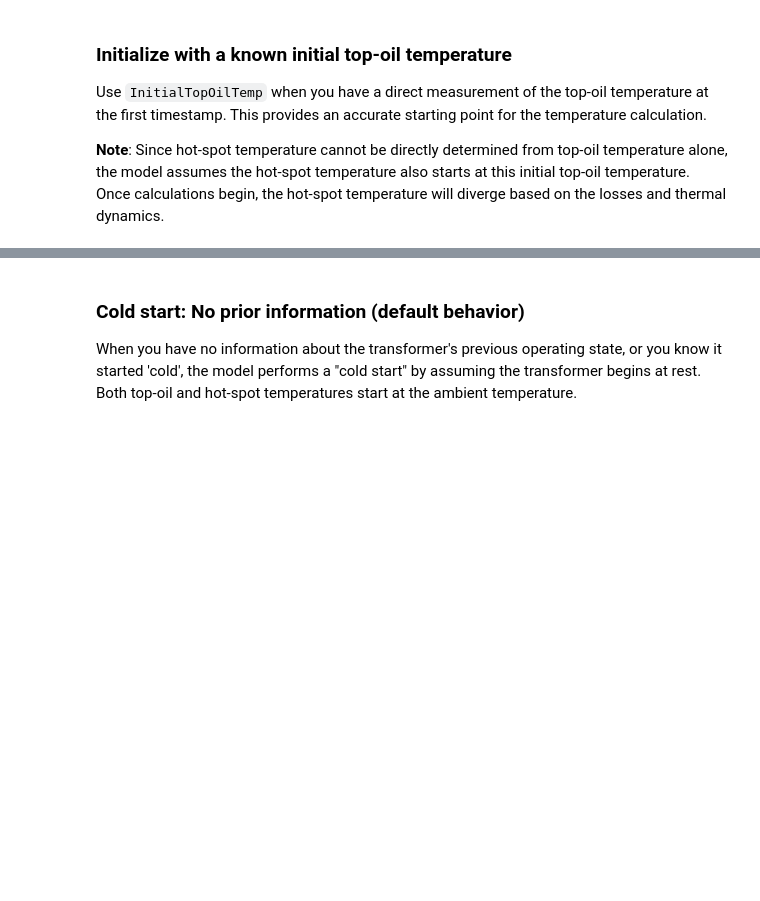
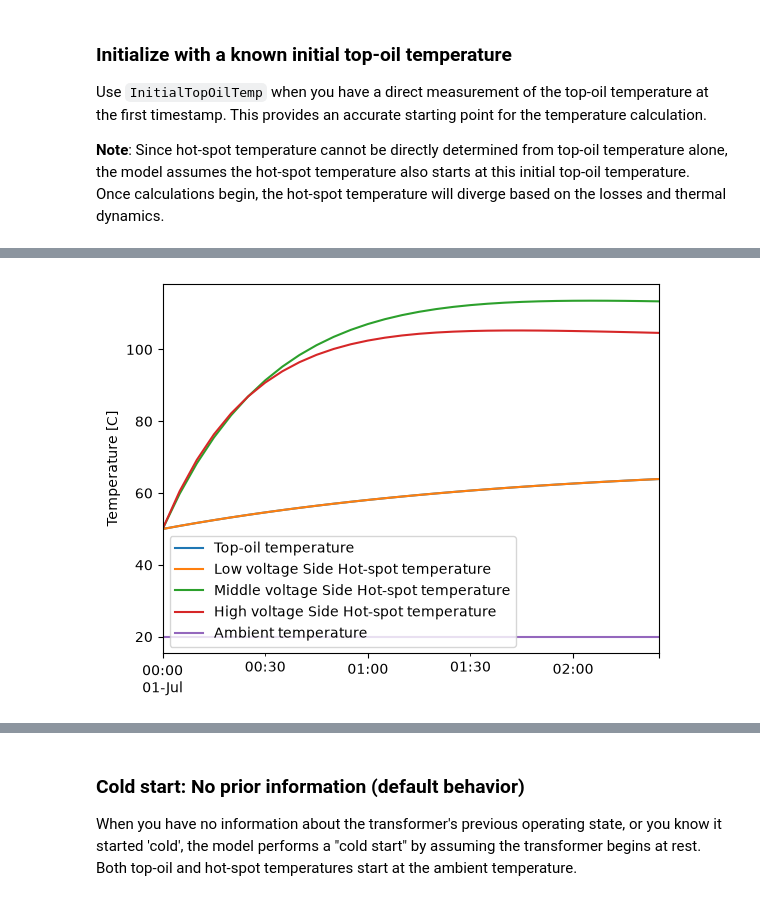
Before and after one commit to alliander-opensource/transformer-thermal-model, a Jupyter notebook: docs/examples/initial_temperature.ipynb, the cells around one changed output, grey strips where cells are left out. Cells and saved outputs as stored; diff of their text form; code cells hidden in the pictures; blank space fills up the shorter version.

```diff
--- a/docs/examples/initial_temperature.ipynb
+++ b/docs/examples/initial_temperature.ipynb
@@ -65,3 +138,13 @@ plot_temperature_profiles(results)
+# %%
+model = Model(
+    temperature_profile=three_winding_profile_input,
+    transformer=three_winding_transformer,
+    initial_condition=InitialTopOilTemp(initial_top_oil_temp=50),
+)
+results = model.run()
+plot_temperature_profiles(profile_input, results)
+# %% [output]
+[figure, added]
 # %% [markdown]
 ### Initialize by stabilizing at a known load
 
```
Also changed, not shown: parts of 10 cells of this notebook, 12 other files.
